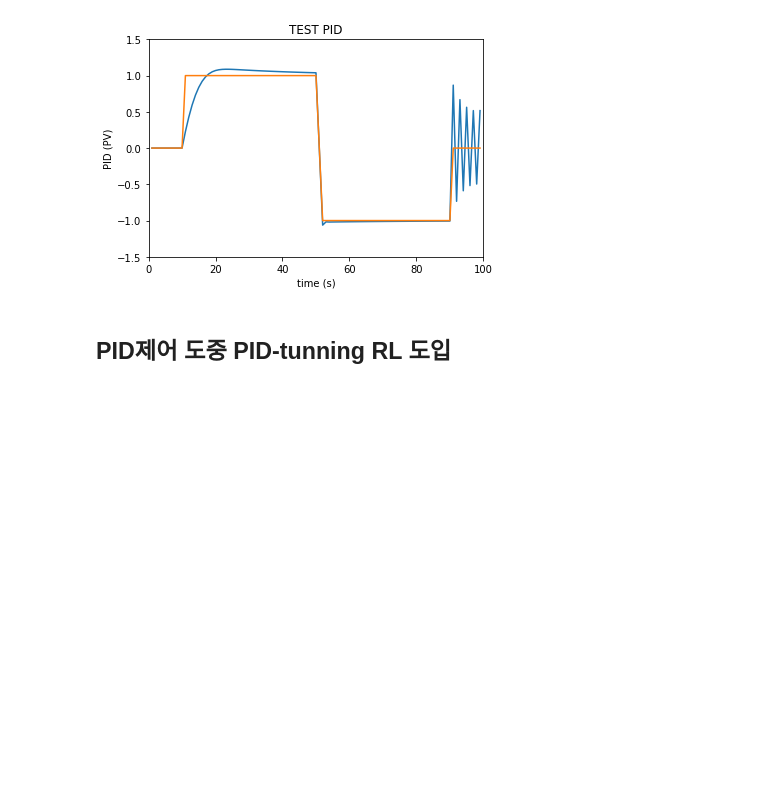
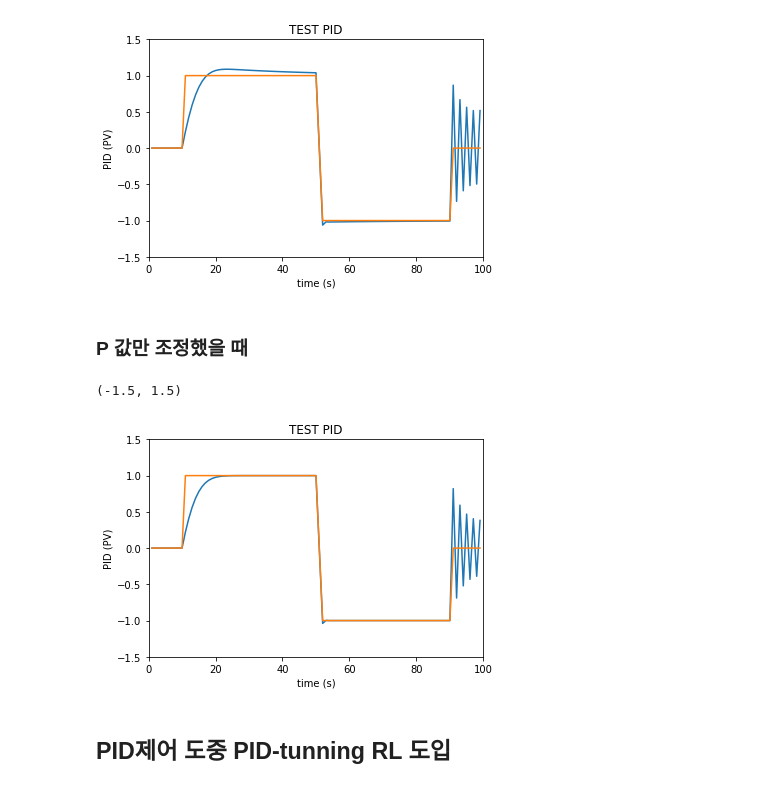
Before and after one commit to backgom2357/Reinforcement_learning_based_PID_Tuner, a Jupyter notebook: PID_tuning_tests.ipynb, the cells around one changed output. Drawn from its saved outputs; the diff is of its cells as text; code cells hidden in the pictures; blank space fills up the shorter version.

Commit message:
apply dynamic set point

```diff
--- a/PID_tuning_tests.ipynb
+++ b/PID_tuning_tests.ipynb
@@ -211,6 +211,66 @@ plt.ylim((-1-0.5, 1+0.5))
 # %% [output]
 (-1.5, 1.5)
 [figure]
+# %% [markdown]
+### P 값만 조정했을 때
+# %%
+P = np.array([0 + p*0.02 for p in range(100)]) # weight current errors more
+I = np.zeros(100)
+D = np.zeros(100)
+L = 100 # number of iterations
+
+pid = PID.PID()
+
+pid.SetPoint=0.0
+pid.setSampleTime(0.01)
+
+END = L
+feedback = 0
+
+feedback_list = []
+time_list = []
+setpoint_list = []
+
+for i in range(1, END):
+
+    '''
+    강화학습 알고리즘이 들어올 곳
+    '''
+    pid.Kp = P[i]
+    pid.Ki = I[i]
+    pid.Kd = D[i]
+
+
+    pid.update(feedback)
+    setpoint_list.append(pid.SetPoint)
+
+    output = pid.output
+#     if pid.SetPoint = 0:
+    feedback += output
+    if 9<i<50:
+        pid.SetPoint = 1
+    elif 50<i<90:
+        pid.SetPoint = -1
+    else:
+        pid.SetPoint = 0
+
+    time.sleep(0.03)
+
+    feedback_list.append(feedback)
+    time_list.append(i)
+
+plt.plot(time_list, feedback_list)
+plt.plot(time_list, setpoint_list)
+plt.xlim((0, L))
+plt.ylim((min(feedback_list)-0.5, max(feedback_list)+0.5))
+plt.xlabel('time (s)')
+plt.ylabel('PID (PV)')
+plt.title('TEST PID')
+
+plt.ylim((-1-0.5, 1+0.5))
+# %% [output]
+(-1.5, 1.5)
+[figure, added]
 # %% [markdown]
 ## PID제어 도중 PID-tunning RL 도입
 # %%
```
Also changed, not shown: 4 other files.
